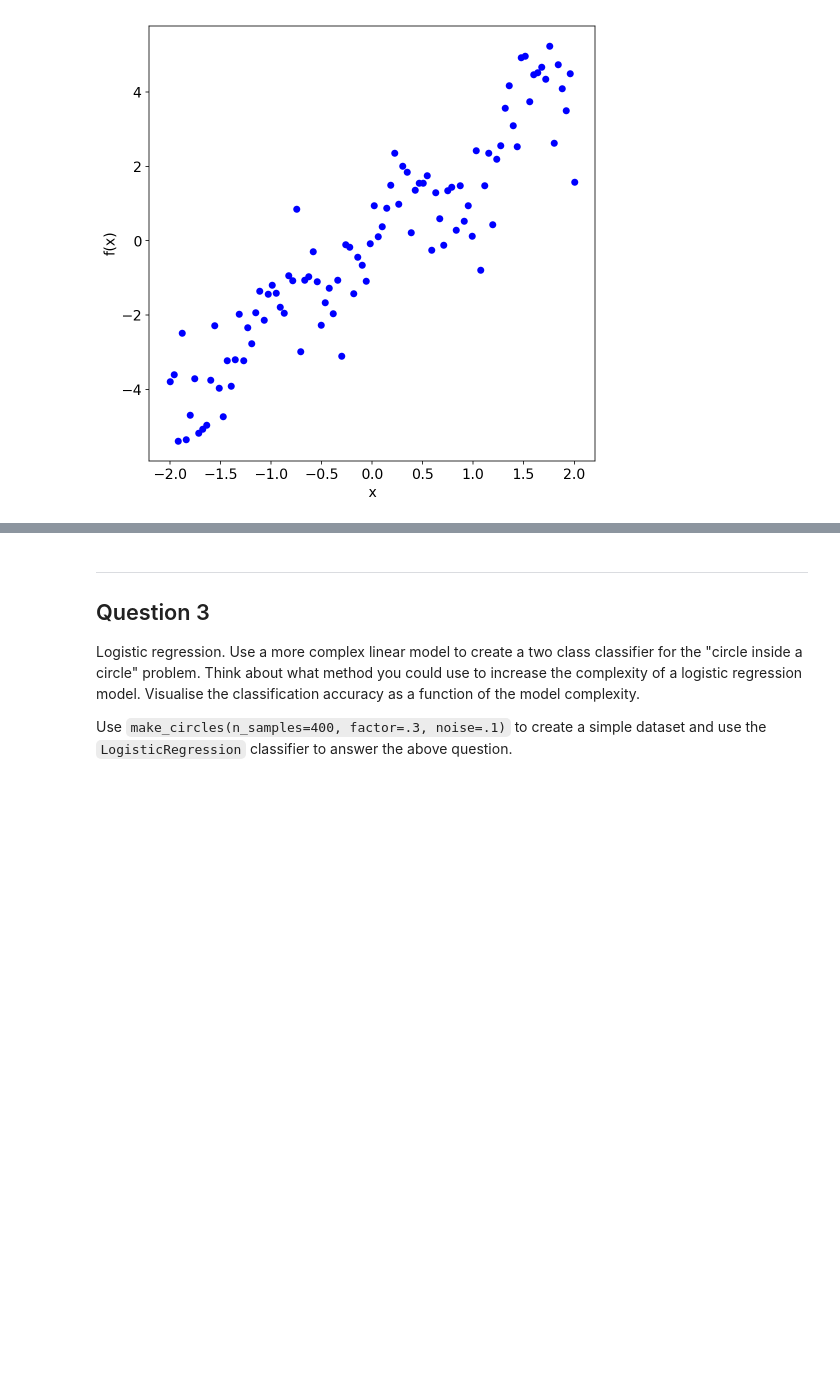
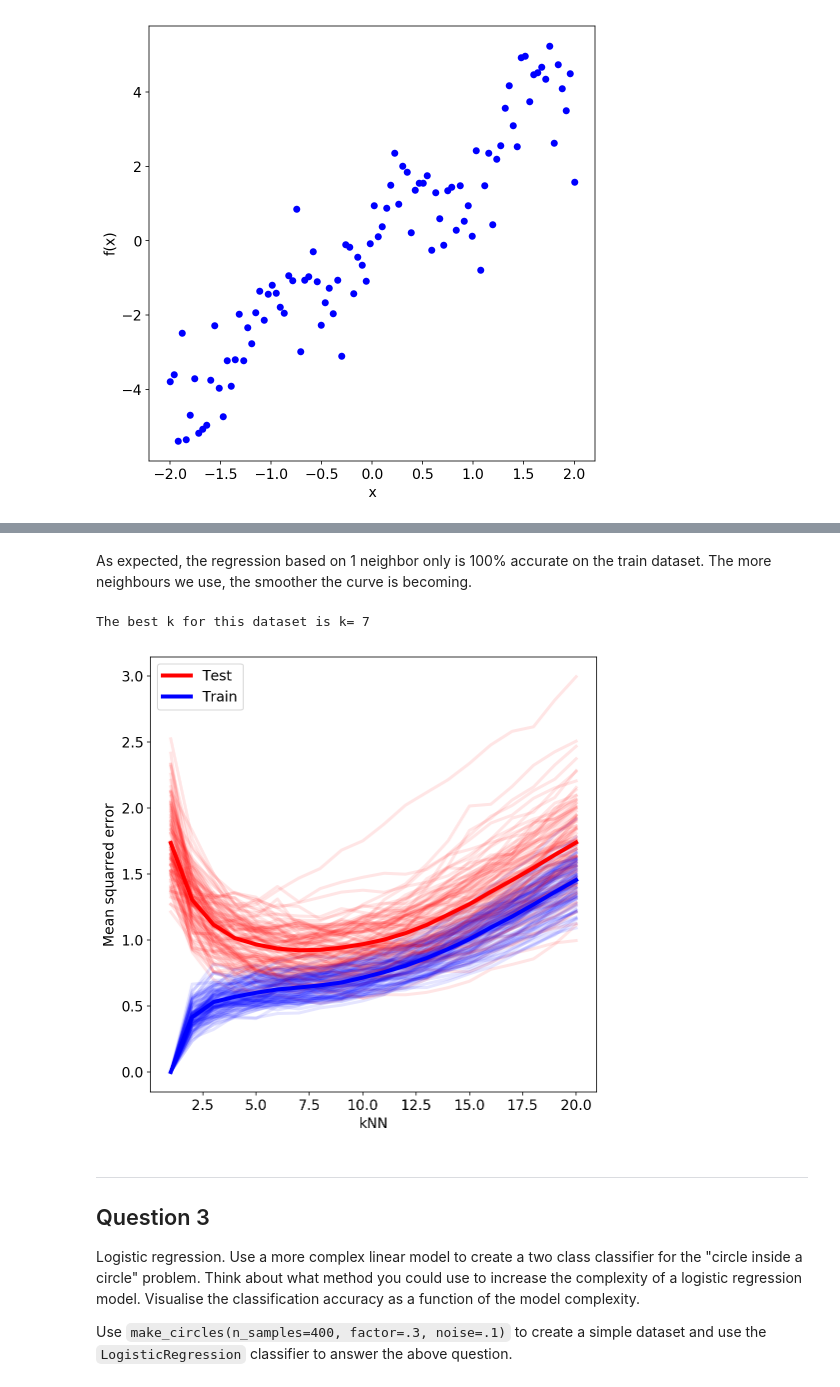
Before and after one commit to anthonyLionti/advanced-comp-2018, a Jupyter notebook: exercise1.ipynb, the cells around one changed output, grey strips where cells are left out. Drawn from its saved outputs; the diff is of its cells as text; code cells hidden in the pictures; blank space fills up the shorter version.

```diff
--- a/exercise1.ipynb
+++ b/exercise1.ipynb
@@ -258,3 +275,39 @@ Text(0,0.5,'f(x)')
+# %% [markdown]
+As expected, the regression based on 1 neighbor only is 100% accurate on the train dataset.
+The more neighbours we use, the smoother the curve is becoming.
+# %%
+# Mean squared error
+from sklearn.metrics import mean_squared_error
+avg_test_error = []
+avg_train_error = []
+ks = np.arange(1, 21, 1)
+
+for n in range(100):
+    X_train,X_test, y_train,y_test = train_test_split(X, y, train_size=0.6)
+    test_error = []
+    train_error = []
+    for k in ks:
+        rgr = KNeighborsRegressor(n_neighbors=k)
+        rgr.fit(X_train, y_train)
+        train_error.append(mean_squared_error(y_train,rgr.predict(X_train)))
+        test_error.append(mean_squared_error(y_test,rgr.predict(X_test)))
+    avg_test_error.append(test_error)
+    avg_train_error.append(train_error)
+    plt.plot(ks, train_error, 'b', alpha=0.1, lw=3)
+    plt.plot(ks, test_error, 'r', alpha=0.1, lw=3)
+plt.plot(ks, np.array(avg_test_error).mean(axis=0), label='Test', c='r', lw=4)
+plt.plot(ks, np.array(avg_train_error).mean(axis=0), label='Train', c='b', lw=4)
+plt.legend(loc='best')
+plt.xlabel('kNN')
+plt.ylabel("Mean squarred error")
+
+meanTest=np.array(avg_test_error).mean(axis=0).tolist()
+kmin=meanTest.index(min(meanTest))+1
+
+print("The best k for this dataset is k=",kmin)
+# %% [output]
+The best k for this dataset is k= 7
+[figure, added]
 # %% [markdown]
 ---
 
```
Also changed, not shown: parts of 5 cells of this notebook.
